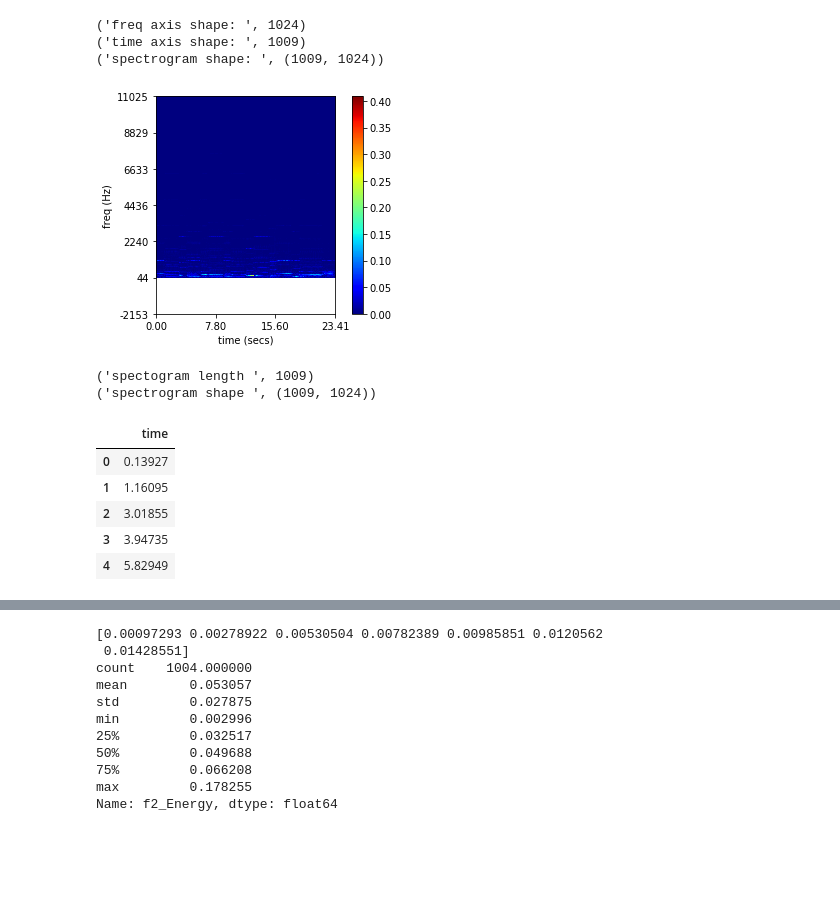
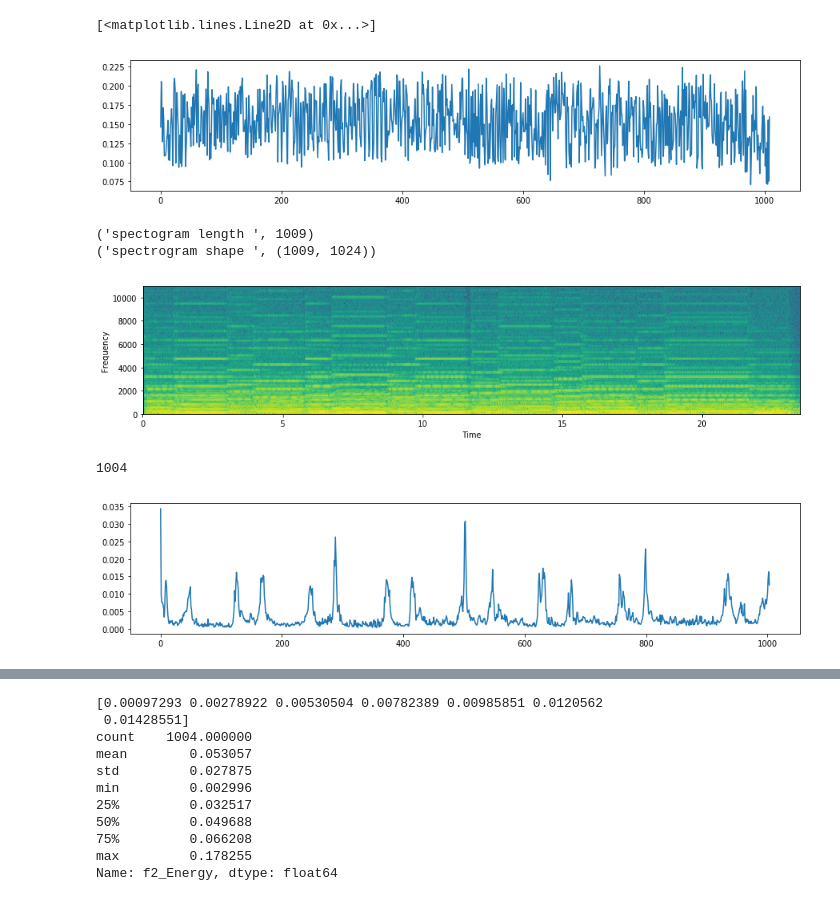
Before and after one commit to aspriya/my_music_codes, a Jupyter notebook: app_jupyter.ipynb, the cells around one changed output, grey strips where cells are left out. Drawn from its saved outputs; the diff is of its cells as text; code cells hidden in the pictures; blank space fills up the shorter version.

```diff
--- a/app_jupyter.ipynb
+++ b/app_jupyter.ipynb
@@ -67,0 +72,10 @@ feature matrix shape is: (3, 1009)
+# %%
+short_term_feautures, specgram, TimeAxis, FreqAxis = short_term_feauture_extraction(data, fs, window_length_in_samples, step_size_in_samples)
+print ("feature matrix shape is: " +str(short_term_feautures.shape))
+
+num_frames = len(short_term_feautures[0])
+print("number of frames : ", num_frames)
+
+# energy
+f, ax = plt.subplots(figsize=(15, 3)) #figsize=(width, height)
+plt.plot(short_term_feautures[1])
@@ -89,25 +111,39 @@ plt.plot(short_term_feautures[2])
+# %%
+# Spectral spread
+f, ax = plt.subplots(figsize=(15, 3)) #figsize=(width, height)
+plt.plot(short_term_feautures[4])
+# %% [output]
+[<matplotlib.lines.Line2D at 0x...>]
+[figure, added]
 # %%
-specgram, TimeAxis, FreqAxis = stSpectogram(data, fs, window_length_in_samples, step_size_in_samples, True)
+f, ax = plt.subplots(figsize=(15, 3)) #figsize=(width, height)
+plt.specgram(data, Fs=fs)
+plt.xlabel('Time')
+plt.ylabel('Frequency')
+
 # print("spectrogram is: ",  specgram)
 print("spectogram length ", len(specgram))
 print("spectrogram shape ", specgram.shape)
 # %% [output]
-('freq axis shape: ', 1024)
-('time axis shape: ', 1009)
-('spectrogram shape: ', (1009, 1024))
+('spectogram length ', 1009)
+('spectrogram shape ', (1009, 1024))
-[figure, old version]
+[figure, new version]
-('spectogram length ', 1009)
-('spectrogram shape ', (1009, 1024))
-# %%
-#.........................PANDAS (PREPARE DATA) ..............................
-
-df = pd.read_csv('onsetDetectionData/ground-truth/realorgan3.txt', header=None)
-df.columns = ['time']
-df.head()
-# %% [output]
-|  | time |
-| 0 | 0.13927 |
-| 1 | 1.16095 |
-| 2 | 3.01855 |
-| 3 | 3.94735 |
-| 4 | 5.82949 |
+# %%
+# calculate spectral flux between relevant frames
+# Spectral flux is a measure of how quickly the power spectrum of a signal is changing,
+# calculated by comparing the power spectrum for one frame against the power spectrum from the previous frame
+crnt_fram = 0
+spectral_flux = []
+while (crnt_fram < len(specgram)-5):
+    fram_pair1 = specgram[crnt_fram]
+    fram_pair2 = specgram[crnt_fram + 5]
+    sp_flux = stSpectralFlux(fram_pair2, fram_pair1)
+    spectral_flux.append(sp_flux)
+    crnt_fram = crnt_fram + 1
+
+f, ax = plt.subplots(figsize=(15, 3)) #figsize=(width, height)
+plt.plot(spectral_flux)
+print(len(spectral_flux))
+# %% [output]
+1004
+[figure, added]
```
Also changed, not shown: parts of 25 cells of this notebook, 29 other files.
